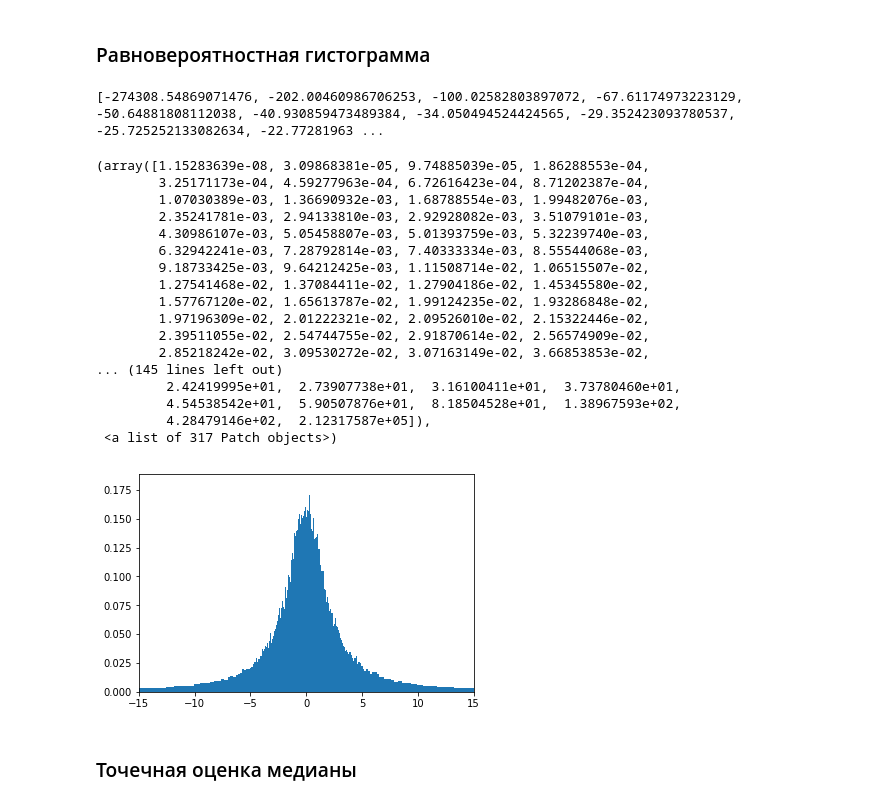
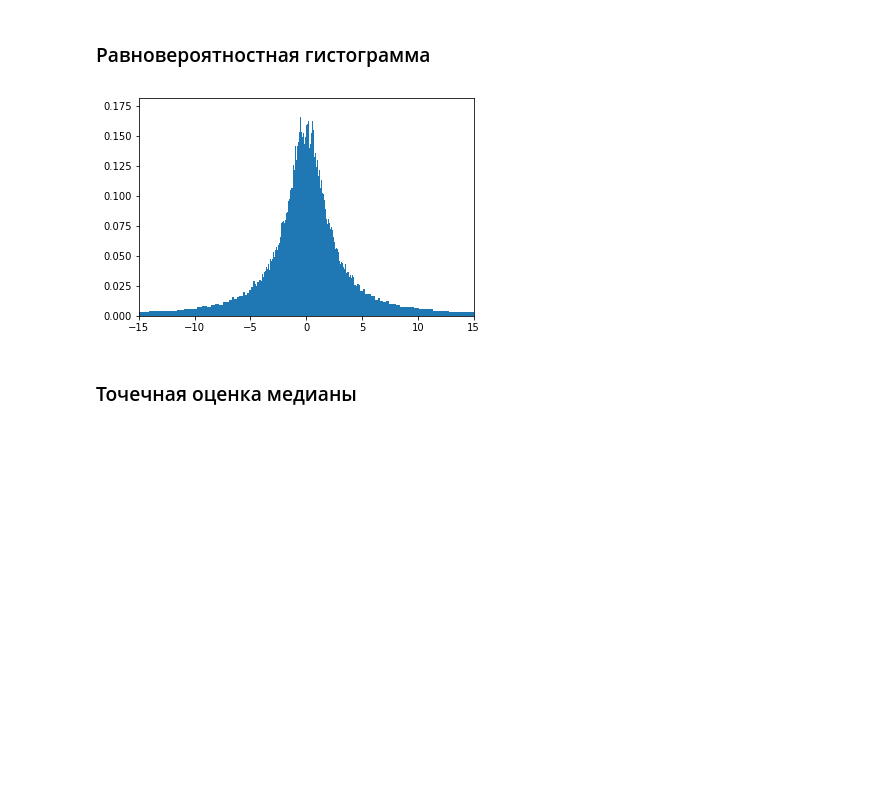
Before and after one commit to andrew-kulikov/matmod, a Jupyter notebook: src/lab1_basic_randoms.ipynb, the cells around one changed output. Drawn from its saved outputs; the diff is of its cells as text; code cells hidden in the pictures; blank space fills up the shorter version.

```diff
--- a/src/lab1_basic_randoms.ipynb
+++ b/src/lab1_basic_randoms.ipynb
@@ -60,31 +123,10 @@ plt.step(sorted(res), F)
 # %%
 borders_eq = [x_var[0]] + [(x_var[i] + x_var[i + 1]) / 2 for i in range(n // segments - 1, n - 1, n // segments)] + [x_var[-1]]
 
-print(borders_eq)
-
-plt.xlim((-15, 15))
-plt.hist(x_var, bins=borders_eq, density=True)
-#plt.plot(res, H)
+plt.xlim(ranges)
+vals_int, bins_int, patches_int = plt.hist(x_var, bins=borders_eq, density=True)
 # %% [output]
-[-274308.54869071476, -202.00460986706253, -100.02582803897072, -67.61174973223129, -50.64881808112038, -40.930859473489384, -34.050494524424565, -29.352423093780537, -25.725252133082634, -22.77281963 ...
-(array([1.15283639e-08, 3.09868381e-05, 9.74885039e-05, 1.86288553e-04,
-        3.25171173e-04, 4.59277963e-04, 6.72616423e-04, 8.71202387e-04,
-        1.07030389e-03, 1.36690932e-03, 1.68788554e-03, 1.99482076e-03,
-        2.35241781e-03, 2.94133810e-03, 2.92928082e-03, 3.51079101e-03,
-        4.30986107e-03, 5.05458807e-03, 5.01393759e-03, 5.32239740e-03,
-        6.32942241e-03, 7.28792814e-03, 7.40333334e-03, 8.55544068e-03,
-        9.18733425e-03, 9.64212425e-03, 1.11508714e-02, 1.06515507e-02,
-        1.27541468e-02, 1.37084411e-02, 1.27904186e-02, 1.45345580e-02,
-        1.57767120e-02, 1.65613787e-02, 1.99124235e-02, 1.93286848e-02,
-        1.97196309e-02, 2.01222321e-02, 2.09526010e-02, 2.15322446e-02,
-        2.39511055e-02, 2.54744755e-02, 2.91870614e-02, 2.56574909e-02,
-        2.85218242e-02, 3.09530272e-02, 3.07163149e-02, 3.66853853e-02,
-... (145 lines left out)
-         2.42419995e+01,  2.73907738e+01,  3.16100411e+01,  3.73780460e+01,
-         4.54538542e+01,  5.90507876e+01,  8.18504528e+01,  1.38967593e+02,
-         4.28479146e+02,  2.12317587e+05]),
- <a list of 317 Patch objects>)
-[figure, old version]
+[figure, new version]
 # %% [markdown]
 ### Точечная оценка медианы
 # %%
```
Also changed, not shown: parts of 10 cells of this notebook.
